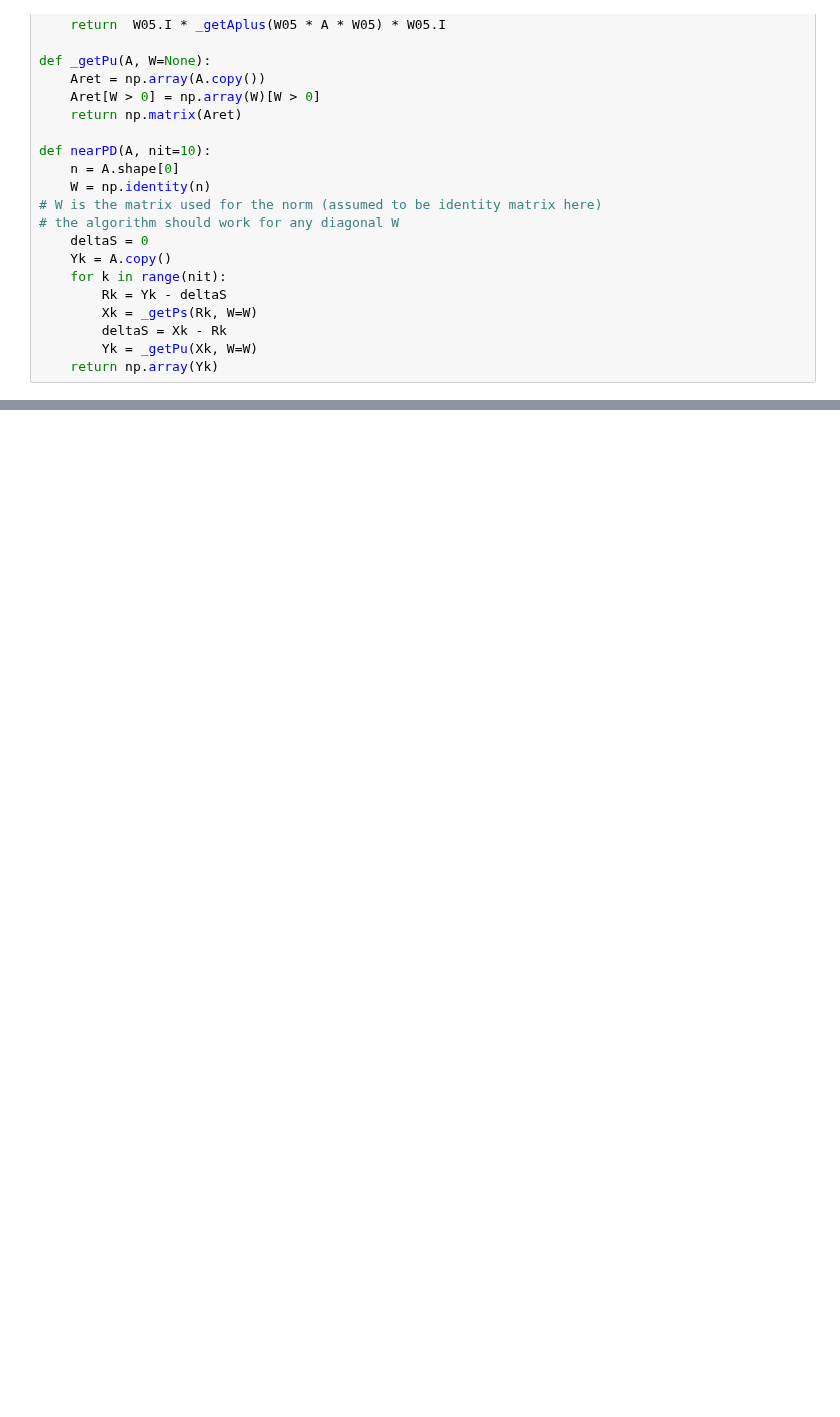
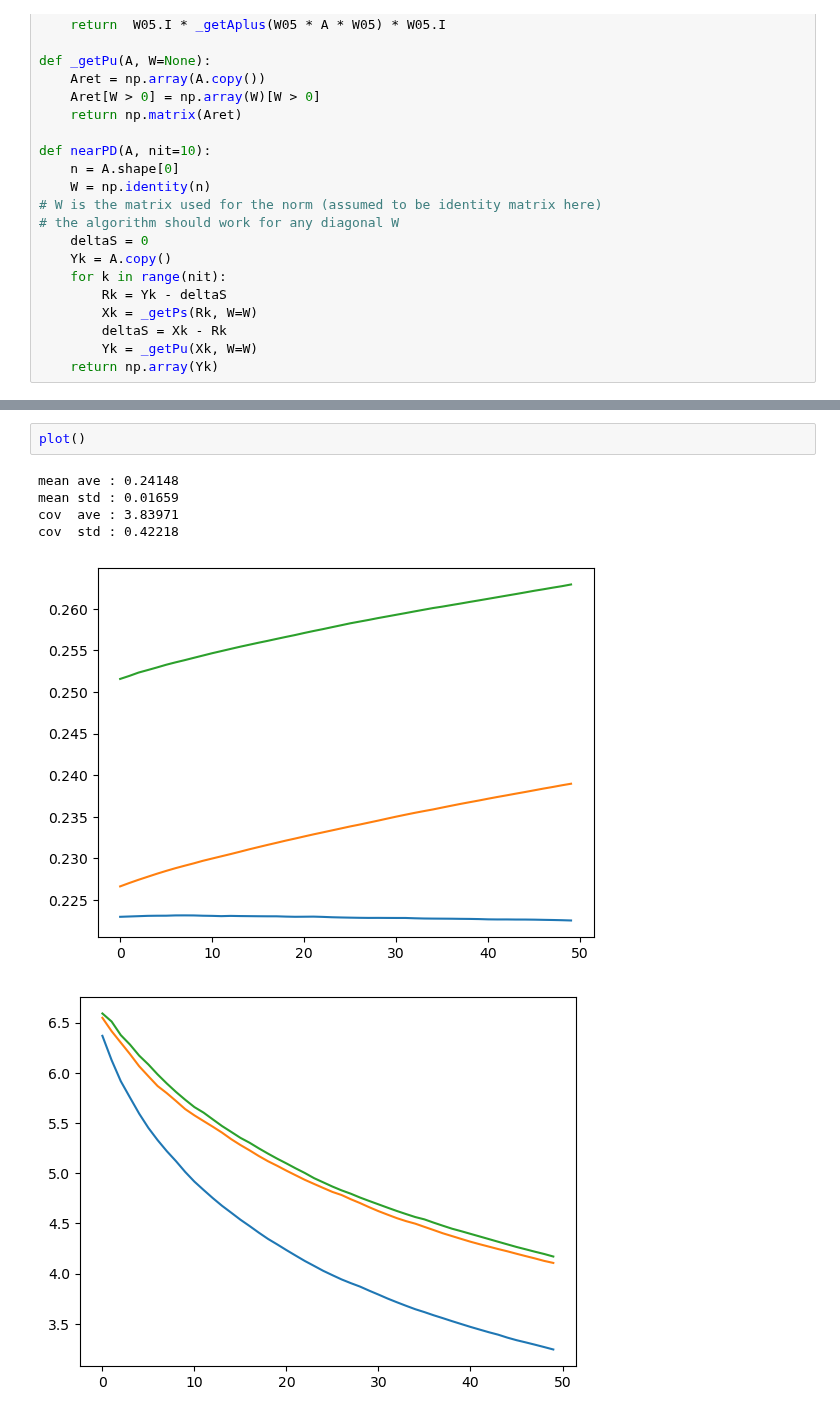
Before and after one commit to monarsan/robust-GAN, a Jupyter notebook: work/multivar_nonfixed_covariance/multivar_nonfixed_cov.ipynb, the cells around one changed output, grey strips where cells are left out. Saved outputs shown, nothing was run; the diff lists cells and outputs as text; blank space fills up the shorter version.

```diff
--- a/work/multivar_nonfixed_covariance/multivar_nonfixed_cov.ipynb
+++ b/work/multivar_nonfixed_covariance/multivar_nonfixed_cov.ipynb
@@ -213,0 +190,9 @@ std :0.05885
+# %%
+plot()
+# %% [output]
+mean ave : 0.24148
+mean std : 0.01659
+cov  ave : 3.83971
+cov  std : 0.42218
+[figure, added]
+[figure, added]
```
Also changed, not shown: parts of 8 cells of this notebook.
